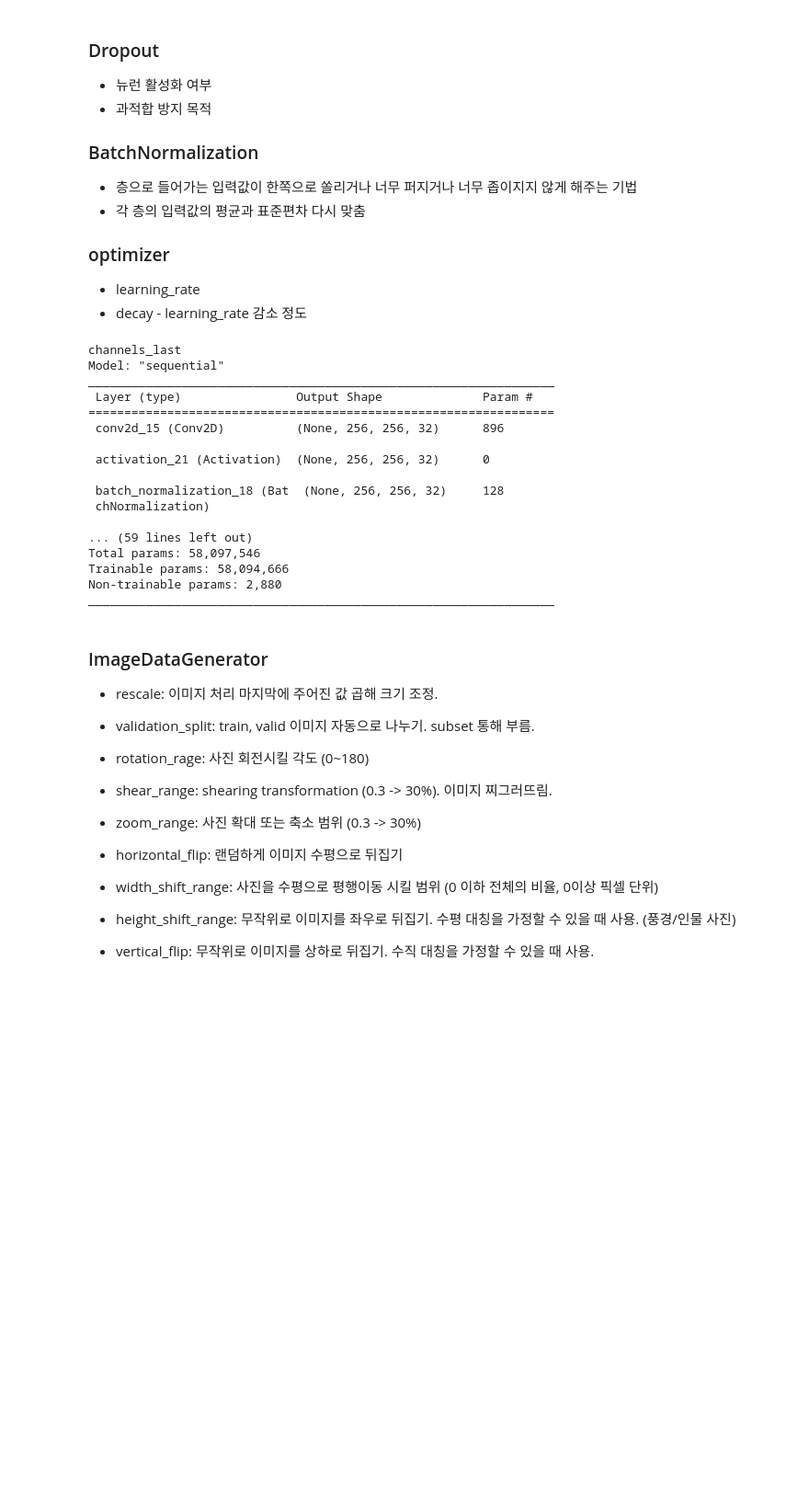
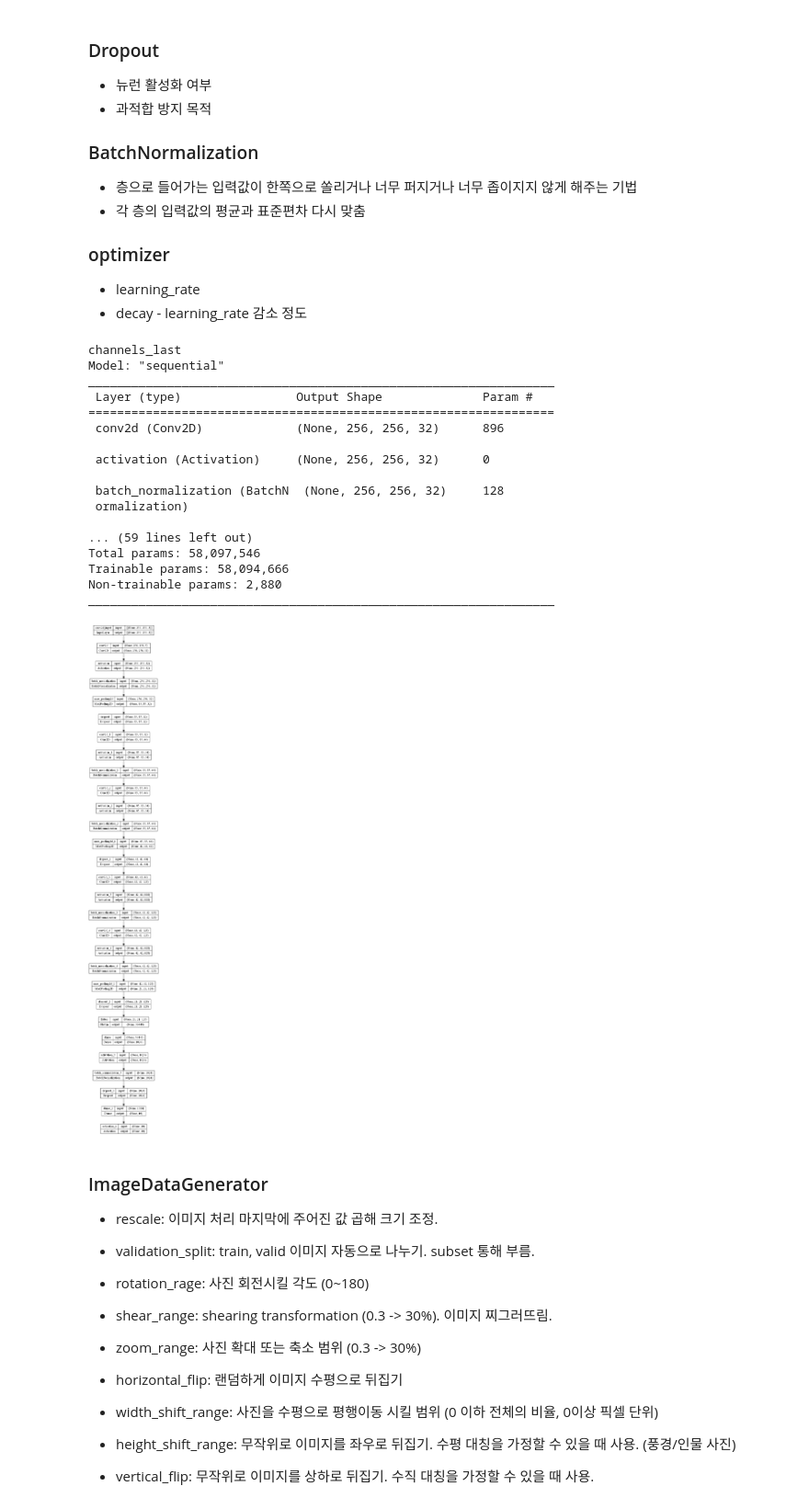
Before and after one commit to posky/AI-lecture, a Jupyter notebook: Paddy Disease Classification/paddy_disease_classification_cnn.ipynb, the cells around one changed output. Shown at 92% size. Drawn from its saved outputs; the diff is of its cells as text; code cells hidden in the pictures; blank space fills up the shorter version.

```diff
--- a/Paddy Disease Classification/paddy_disease_classification_cnn.ipynb
+++ b/Paddy Disease Classification/paddy_disease_classification_cnn.ipynb
@@ -67,8 +67,8 @@ WIDTH = 256
 HEIGHT = 256
 DEPTH = 3
 
-n_classes = len(glob.glob(train_path + '/*/'))
-print(n_classes)
+NUM_CLASSES = len(glob.glob(train_path + '/*/'))
+print(NUM_CLASSES)
 # %% [output]
 10
 # %% [markdown]
@@ -87,73 +87,75 @@ print(n_classes)
 def get_model():
     model = Sequential()
     input_shape = (HEIGHT, WIDTH, DEPTH)
-    chan_dim = -1
+    channel_dim = -1
     print(K.image_data_format())
     if K.image_data_format() == 'channels_first':
         input_shape = (DEPTH, HEIGHT, WIDTH)
-        chan_dim = 1
+        channel_dim = 1
 
     model.add(Conv2D(32, (3, 3), padding='same', input_shape=input_shape))
     model.add(Activation('relu'))
-    model.add(BatchNormalization(axis=chan_dim))
+    model.add(BatchNormalization(axis=channel_dim))
     model.add(MaxPooling2D(pool_size=(3, 3)))
     model.add(Dropout(0.25))
 
     model.add(Conv2D(64, (3, 3), padding='same'))
     model.add(Activation('relu'))
-    model.add(BatchNormalization(axis=chan_dim))
+    model.add(BatchNormalization(axis=channel_dim))
 
     model.add(Conv2D(64, (3, 3), padding='same'))
     model.add(Activation('relu'))
-    model.add(BatchNormalization(axis=chan_dim))
+    model.add(BatchNormalization(axis=channel_dim))
     model.add(MaxPooling2D(pool_size=(2, 2)))
     model.add(Dropout(0.25))
 
     model.add(Conv2D(128, (3, 3), padding='same'))
     model.add(Activation('relu'))
-    model.add(BatchNormalization(axis=chan_dim))
+    model.add(BatchNormalization(axis=channel_dim))
 
     model.add(Conv2D(128, (3, 3), padding='same'))
     model.add(Activation('relu'))
-    model.add(BatchNormalization(axis=chan_dim))
+    model.add(BatchNormalization(axis=channel_dim))
     model.add(MaxPooling2D(pool_size=(2, 2)))
     model.add(Dropout(0.25))
 
     model.add(Flatten())
     model.add(Dense(1024))
     model.add(Activation('relu'))
     model.add(BatchNormalization())
     model.add(Dropout(0.5))
 
-    model.add(Dense(n_classes))
+    model.add(Dense(NUM_CLASSES))
     model.add(Activation('softmax'))
 
     opt = Adam(lr=INIT_LR, decay=INIT_LR / EPOCHS)
-    # distribution
-    model.compile(loss='binary_crossentropy', optimizer=opt, metrics=['accuracy'])
+
+    model.compile(loss='categorical_crossentropy', optimizer=opt, metrics=['accuracy'])
     return model
 
 model = get_model()
 
 model.summary()
+plot_model(model, './model.png', show_shapes=True)
 # %% [output]
 channels_last
 Model: "sequential"
 _________________________________________________________________
  Layer (type)                Output Shape              Param #
 =================================================================
- conv2d_15 (Conv2D)          (None, 256, 256, 32)      896
+ conv2d (Conv2D)             (None, 256, 256, 32)      896
 
- activation_21 (Activation)  (None, 256, 256, 32)      0
+ activation (Activation)     (None, 256, 256, 32)      0
 
- batch_normalization_18 (Bat  (None, 256, 256, 32)     128
- chNormalization)
+ batch_normalization (BatchN  (None, 256, 256, 32)     128
+ ormalization)
 
 ... (59 lines left out)
 Total params: 58,097,546
 Trainable params: 58,094,666
 Non-trainable params: 2,880
 _________________________________________________________________
+[figure, added]
 # %% [markdown]
 ### ImageDataGenerator
 * rescale: 이미지 처리 마지막에 주어진 값 곱해 크기 조정.
```
Also changed, not shown: parts of 8 cells of this notebook.
